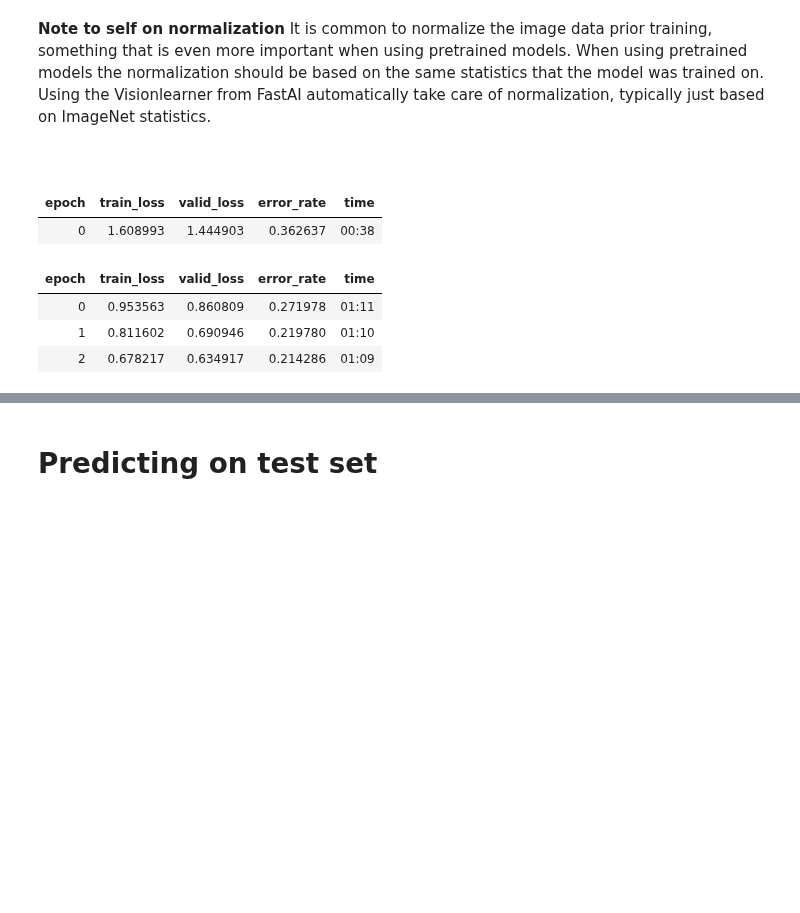
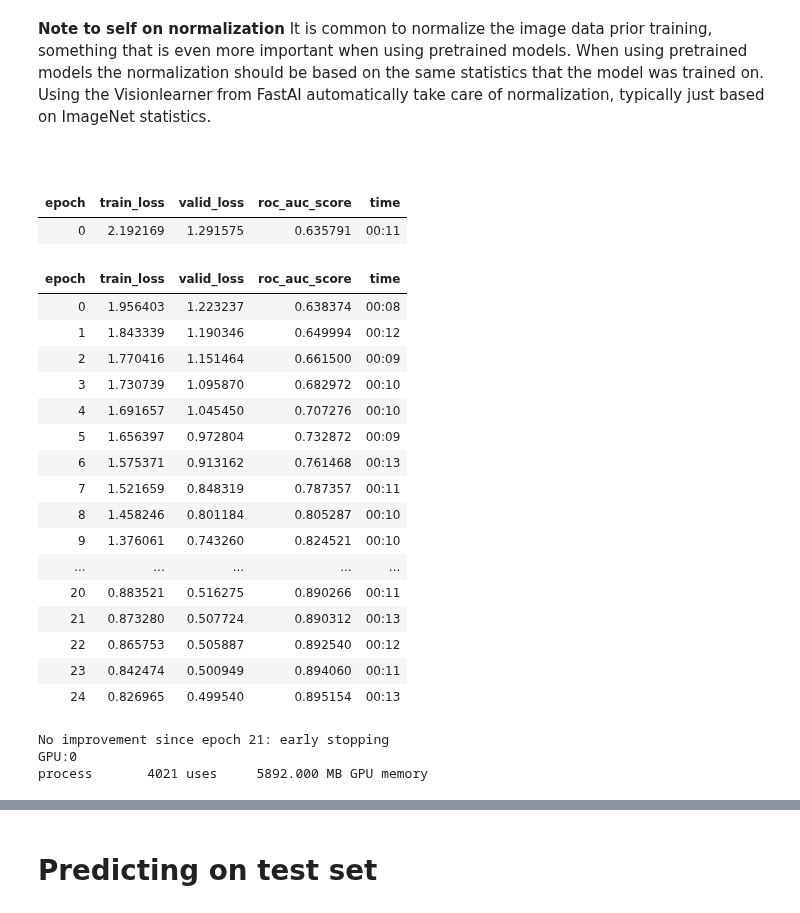
Before and after one commit to jalkestrup/fastai_course, a Jupyter notebook: 10_final_project/apple_disease_v2.ipynb, the cells around one changed output, grey strips where cells are left out. Saved outputs shown, nothing was run; the diff lists cells and outputs as text; code cells hidden in the pictures; blank space fills up the shorter version.

Commit message:
Experimented with different loss functions, somehow messed up training so that it now performs poorly even with default crossEntropy loss

```diff
--- a/10_final_project/apple_disease_v2.ipynb
+++ b/10_final_project/apple_disease_v2.ipynb
@@ -168,6 +204,7 @@ if colab_flag:
 #Function for easily swapping item transform and aug
 #Added early stopping for longer train runs
 from fastai.callback.wandb import *
+from fastai.metrics import RocAuc
 
 def train_model(arch, item, batch, epochs, batch_size=64, learning_rate=0.005, accum_steps=1, wandb_flag=False):
 
@@ -187,16 +224,16 @@ def train_model(arch, item, batch, epochs, batch_size=64, learning_rate=0.005, a
                                path=path,
                                fn_column = 'image_id',
                                label_col='label',
-                               folder = 'tiny_images',
+                               folder = 'small_images',
                                suff='.jpg',
                                item_tfms=item,
                                bs=batch_size//accum_steps,
                                batch_tfms=batch,
                                )
-  #Per default for categorical variables, CrossEntropy is used as loss function
-  learn = vision_learner(dls,arch,metrics=error_rate).to_fp16()
 
-  early_stopping_cb = EarlyStoppingCallback(monitor='error_rate', min_delta=0.0, patience=3)
+  learn = vision_learner(dls, arch, metrics=RocAuc(), pretrained=True, loss_func=CrossEntropyLossFlat()).to_fp16()
+
+  early_stopping_cb = EarlyStoppingCallback(monitor='valid_loss', min_delta=0.01, patience=3)
 
   callbacks = [early_stopping_cb]
   if wandb_flag:
@@ -213,16 +250,34 @@ def train_model(arch, item, batch, epochs, batch_size=64, learning_rate=0.005, a
 
   return learn, dls
 # %%
-arch = 'convnext_small_in22k'
+arch = 'vit_small_patch16_224.augreg_in21k_ft_in1k'
 
 learn,dls = train_model(arch,
-                        item=Resize(128, method='crop'),
-                        batch=aug_transforms(size=64, min_scale=0.75),
-                        epochs=3)
+                        item=Resize(256, method='crop'),
+                        batch=aug_transforms(size=224, min_scale=0.75),
+                        epochs=30,
+                        wandb_flag=False)
+report_gpu()
 # %% [output]
-| epoch | train_loss | valid_loss | error_rate | time |
-| 0 | 1.608993 | 1.444903 | 0.362637 | 00:38 |
+| epoch | train_loss | valid_loss | roc_auc_score | time |
+| 0 | 2.192169 | 1.291575 | 0.635791 | 00:11 |
-| epoch | train_loss | valid_loss | error_rate | time |
-| 0 | 0.953563 | 0.860809 | 0.271978 | 01:11 |
-| 1 | 0.811602 | 0.690946 | 0.219780 | 01:10 |
-| 2 | 0.678217 | 0.634917 | 0.214286 | 01:09 |
+| epoch | train_loss | valid_loss | roc_auc_score | time |
+| 0 | 1.956403 | 1.223237 | 0.638374 | 00:08 |
+| 1 | 1.843339 | 1.190346 | 0.649994 | 00:12 |
+| 2 | 1.770416 | 1.151464 | 0.661500 | 00:09 |
+| 3 | 1.730739 | 1.095870 | 0.682972 | 00:10 |
+| 4 | 1.691657 | 1.045450 | 0.707276 | 00:10 |
+| 5 | 1.656397 | 0.972804 | 0.732872 | 00:09 |
+| 6 | 1.575371 | 0.913162 | 0.761468 | 00:13 |
+| 7 | 1.521659 | 0.848319 | 0.787357 | 00:11 |
+| 8 | 1.458246 | 0.801184 | 0.805287 | 00:10 |
+| 9 | 1.376061 | 0.743260 | 0.824521 | 00:10 |
+| ... | ... | ... | ... | ... |
+| 20 | 0.883521 | 0.516275 | 0.890266 | 00:11 |
+| 21 | 0.873280 | 0.507724 | 0.890312 | 00:13 |
+| 22 | 0.865753 | 0.505887 | 0.892540 | 00:12 |
+| 23 | 0.842474 | 0.500949 | 0.894060 | 00:11 |
+| 24 | 0.826965 | 0.499540 | 0.895154 | 00:13 |
+No improvement since epoch 21: early stopping
+GPU:0
+process       4021 uses     5892.000 MB GPU memory
```
Also changed, not shown: parts of 18 cells of this notebook.
